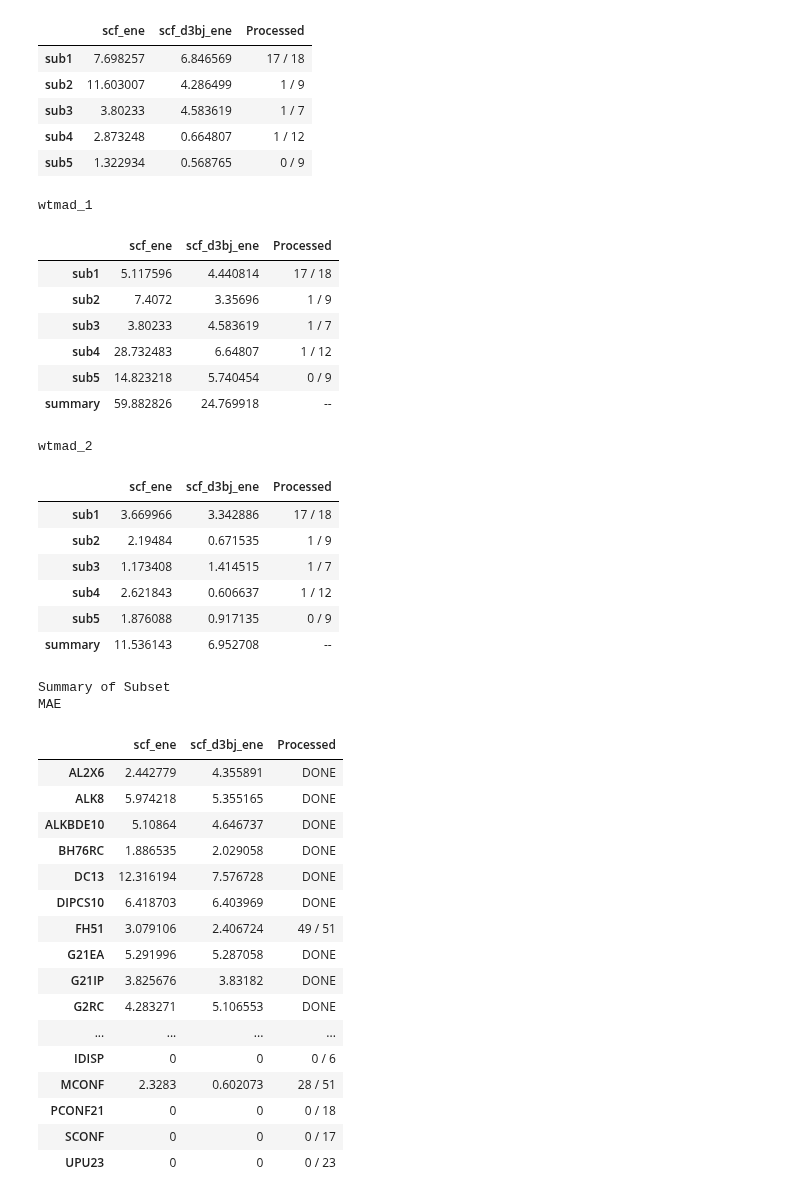
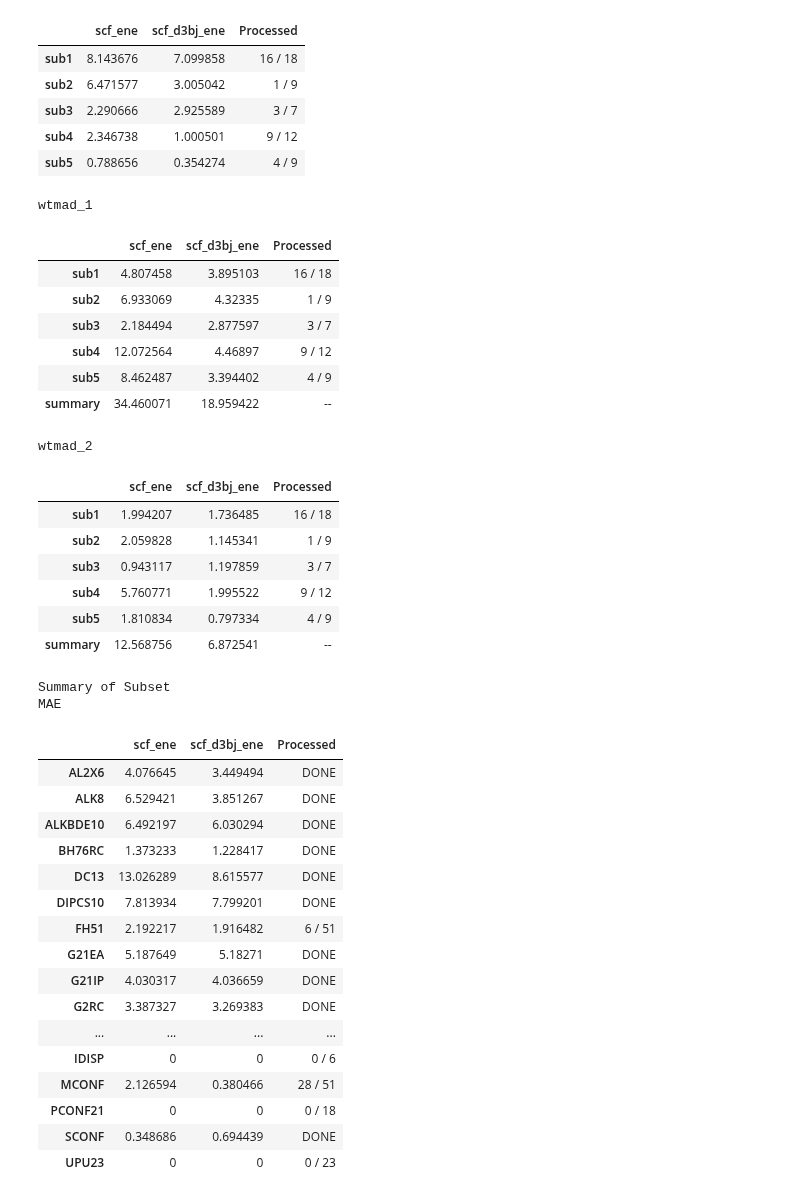
Before and after one commit to chem12346789/cc2cc, a Jupyter notebook: jupyter-notebook/hkqai_atomic_energy_gmtkn_new.ipynb, the cells around one changed output. Drawn from its saved outputs; the diff is of its cells as text; code cells hidden in the pictures.

```diff
--- a/jupyter-notebook/hkqai_atomic_energy_gmtkn_new.ipynb
+++ b/jupyter-notebook/hkqai_atomic_energy_gmtkn_new.ipynb
@@ -17,7 +17,7 @@ print(basis_args)
 
 dft_type_list = ["scf_ene", "scf_d3bj_ene"]
 data = pd.read_csv(
-    "/home/chenzihao/workspace/cc2cc_test5/validate_hkqai/ccdft_def2-TZVPD_atom-1-1679342_gmtkn-def2.csv"
+    "/home/chenzihao/workspace/cc2cc_test5/validate_hkqai/ccdft_def2-TZVPD_atom-1-3463062_gmtkn-def2.csv"
 )
 
 with open(f"./subset.json") as f:
@@ -241,6 +241,8 @@ for dft_type in dft_type_list:
             name_set, dft_type
         ]
 
+print("")
+
 print("MAE")
 display(mean_subset)
 print("wtmad_1")
@@ -276,42 +278,42 @@ Mean absolute deviation for scf_d3bj_ene: 0.0756 kcal/mol
 MAE
 |  | scf_ene | scf_d3bj_ene | Processed |
-| sub1 | 7.698257 | 6.846569 | 17 / 18 |
-| sub2 | 11.603007 | 4.286499 | 1 / 9 |
-| sub3 | 3.80233 | 4.583619 | 1 / 7 |
-| sub4 | 2.873248 | 0.664807 | 1 / 12 |
-| sub5 | 1.322934 | 0.568765 | 0 / 9 |
+| sub1 | 8.143676 | 7.099858 | 16 / 18 |
+| sub2 | 6.471577 | 3.005042 | 1 / 9 |
+| sub3 | 2.290666 | 2.925589 | 3 / 7 |
+| sub4 | 2.346738 | 1.000501 | 9 / 12 |
+| sub5 | 0.788656 | 0.354274 | 4 / 9 |
 wtmad_1
 |  | scf_ene | scf_d3bj_ene | Processed |
-| sub1 | 5.117596 | 4.440814 | 17 / 18 |
-| sub2 | 7.4072 | 3.35696 | 1 / 9 |
-| sub3 | 3.80233 | 4.583619 | 1 / 7 |
-| sub4 | 28.732483 | 6.64807 | 1 / 12 |
-| sub5 | 14.823218 | 5.740454 | 0 / 9 |
-| summary | 59.882826 | 24.769918 | -- |
+| sub1 | 4.807458 | 3.895103 | 16 / 18 |
+| sub2 | 6.933069 | 4.32335 | 1 / 9 |
+| sub3 | 2.184494 | 2.877597 | 3 / 7 |
+| sub4 | 12.072564 | 4.46897 | 9 / 12 |
+| sub5 | 8.462487 | 3.394402 | 4 / 9 |
+| summary | 34.460071 | 18.959422 | -- |
 wtmad_2
 |  | scf_ene | scf_d3bj_ene | Processed |
-| sub1 | 3.669966 | 3.342886 | 17 / 18 |
-| sub2 | 2.19484 | 0.671535 | 1 / 9 |
-| sub3 | 1.173408 | 1.414515 | 1 / 7 |
-| sub4 | 2.621843 | 0.606637 | 1 / 12 |
-| sub5 | 1.876088 | 0.917135 | 0 / 9 |
-| summary | 11.536143 | 6.952708 | -- |
+| sub1 | 1.994207 | 1.736485 | 16 / 18 |
+| sub2 | 2.059828 | 1.145341 | 1 / 9 |
+| sub3 | 0.943117 | 1.197859 | 3 / 7 |
+| sub4 | 5.760771 | 1.995522 | 9 / 12 |
+| sub5 | 1.810834 | 0.797334 | 4 / 9 |
+| summary | 12.568756 | 6.872541 | -- |
 Summary of Subset
 MAE
 |  | scf_ene | scf_d3bj_ene | Processed |
-| AL2X6 | 2.442779 | 4.355891 | DONE |
-| ALK8 | 5.974218 | 5.355165 | DONE |
-| ALKBDE10 | 5.10864 | 4.646737 | DONE |
-| BH76RC | 1.886535 | 2.029058 | DONE |
-| DC13 | 12.316194 | 7.576728 | DONE |
-| DIPCS10 | 6.418703 | 6.403969 | DONE |
-| FH51 | 3.079106 | 2.406724 | 49 / 51 |
-| G21EA | 5.291996 | 5.287058 | DONE |
-| G21IP | 3.825676 | 3.83182 | DONE |
-| G2RC | 4.283271 | 5.106553 | DONE |
+| AL2X6 | 4.076645 | 3.449494 | DONE |
+| ALK8 | 6.529421 | 3.851267 | DONE |
+| ALKBDE10 | 6.492197 | 6.030294 | DONE |
+| BH76RC | 1.373233 | 1.228417 | DONE |
+| DC13 | 13.026289 | 8.615577 | DONE |
+| DIPCS10 | 7.813934 | 7.799201 | DONE |
+| FH51 | 2.192217 | 1.916482 | 6 / 51 |
+| G21EA | 5.187649 | 5.18271 | DONE |
+| G21IP | 4.030317 | 4.036659 | DONE |
+| G2RC | 3.387327 | 3.269383 | DONE |
 | ... | ... | ... | ... |
 | IDISP | 0 | 0 | 0 / 6 |
-| MCONF | 2.3283 | 0.602073 | 28 / 51 |
+| MCONF | 2.126594 | 0.380466 | 28 / 51 |
 | PCONF21 | 0 | 0 | 0 / 18 |
-| SCONF | 0 | 0 | 0 / 17 |
+| SCONF | 0.348686 | 0.694439 | DONE |
 | UPU23 | 0 | 0 | 0 / 23 |
```
Also changed, not shown: parts of 1 cell of this notebook, 2 other files.
